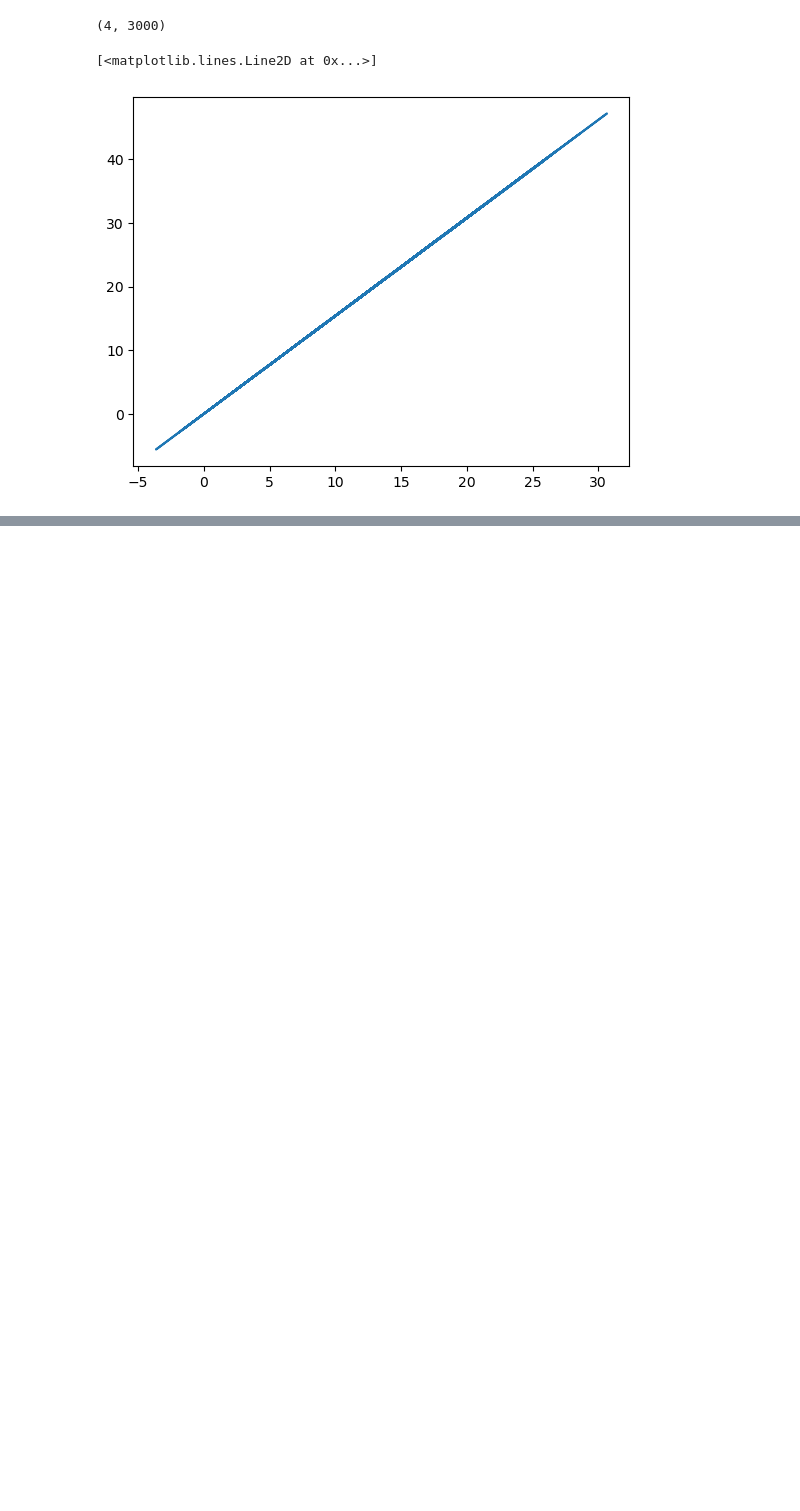
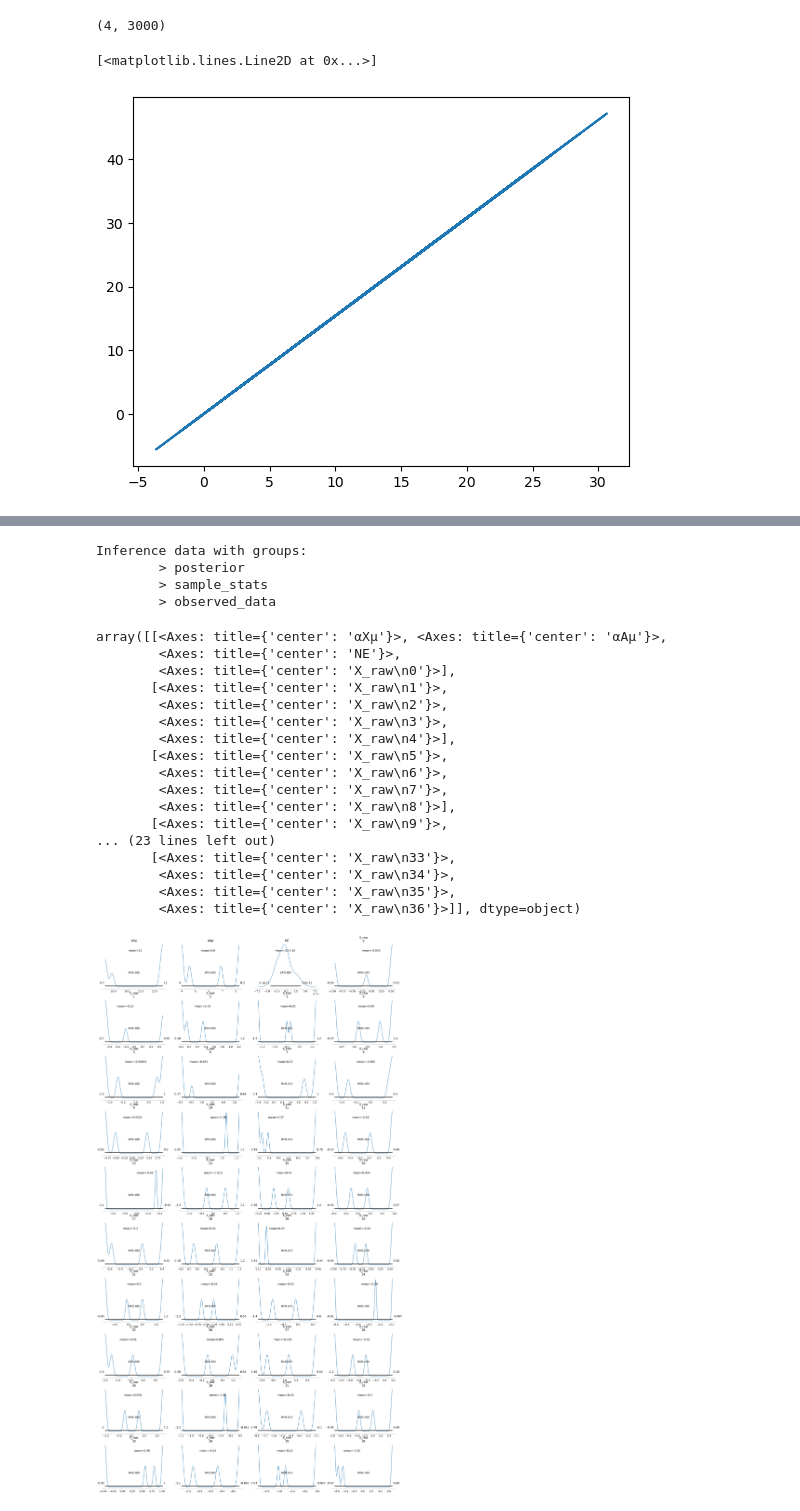
Before and after one commit to thelogicalgrammar/CapturingUsersPredictionModels, a Jupyter notebook: model.ipynb, the cells around one changed output, grey strips where cells are left out. Drawn from its saved outputs; the diff is of its cells as text; code cells hidden in the pictures; blank space fills up the shorter version.

```diff
--- a/model.ipynb
+++ b/model.ipynb
@@ -107,0 +307,40 @@ plt.plot(Xnew_samples.flatten(), pred_vec)
+# %%
+# constants
+n         = 8000
+Xo_obs    = 1.37
+Predo_obs = 2.11
+tiny      = 1e-3
+
+with pm.Model() as m:
+    # hyper-priors
+    αXμ = pm.Normal('αXμ', 10, 5)
+    αXσ = pm.Exponential('αXσ', 1)
+    αAμ = pm.Normal('αAμ', 5, 1)
+    αYσ = pm.Exponential('αYσ', 1)
+    NE  = pm.Normal('NE', -0.1, 1)
+
+    # latent (X_i, Y_i) — still size-n
+    X = pm.Normal('X', αXμ, αXσ, shape=n)
+    Y = pm.Normal('Y', 0, 10, shape=n)          # diffuse prior
+
+    # ---- binary-A marginal likelihood ---------------------------------
+    mu0   = X
+    mu1   = X + NE
+    logp0 = pm.logp(pm.Normal.dist(mu=mu0, sigma=αYσ), Y)
+    logp1 = pm.logp(pm.Normal.dist(mu=mu1, sigma=αYσ), Y)
+    logit_pi = X + αAμ
+
+    pm.Potential('mixlike',
+        pm.math.logaddexp(log1p(-sigmoid(logit_pi)) + logp0,
+                          softplus(logit_pi)                + logp1))
+
+    # analytic φ* based on X and Y  (still valid!)
+    phi = pm.Deterministic('phi', pm.math.dot(X, Y) / pm.math.dot(X, X))
+
+    # observed pair (X^o, Pred^o)
+    pm.Normal('Predo',
+              mu = phi * Xo_obs,
+              sigma = tiny,
+              observed = Predo_obs)
+
+    trace = pm.sample(2000, target_accept=.99, chains=4)
@@ -107,0 +427,28 @@ plt.plot(Xnew_samples.flatten(), pred_vec)
+# %%
+trace
+# %% [output]
+Inference data with groups:
+        > posterior
+        > sample_stats
+        > observed_data
+# %%
+az.plot_posterior(trace)
+# %% [output]
+array([[<Axes: title={'center': 'αXμ'}>, <Axes: title={'center': 'αAμ'}>,
+        <Axes: title={'center': 'NE'}>,
+        <Axes: title={'center': 'X_raw\n0'}>],
+       [<Axes: title={'center': 'X_raw\n1'}>,
+        <Axes: title={'center': 'X_raw\n2'}>,
+        <Axes: title={'center': 'X_raw\n3'}>,
+        <Axes: title={'center': 'X_raw\n4'}>],
+       [<Axes: title={'center': 'X_raw\n5'}>,
+        <Axes: title={'center': 'X_raw\n6'}>,
+        <Axes: title={'center': 'X_raw\n7'}>,
+        <Axes: title={'center': 'X_raw\n8'}>],
+       [<Axes: title={'center': 'X_raw\n9'}>,
+... (23 lines left out)
+       [<Axes: title={'center': 'X_raw\n33'}>,
+        <Axes: title={'center': 'X_raw\n34'}>,
+        <Axes: title={'center': 'X_raw\n35'}>,
+        <Axes: title={'center': 'X_raw\n36'}>]], dtype=object)
+[figure, added]
```
Also changed, not shown: parts of 21 cells of this notebook.
